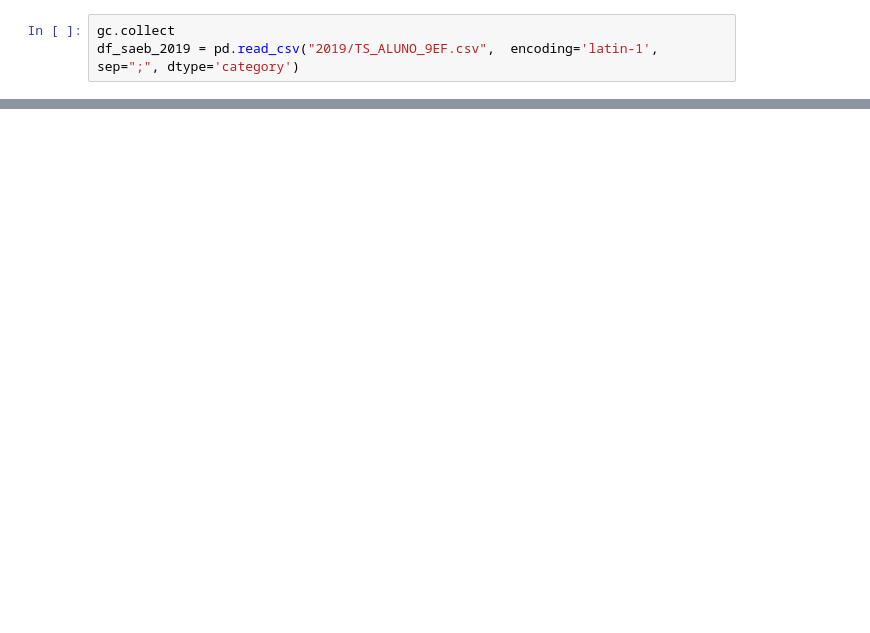
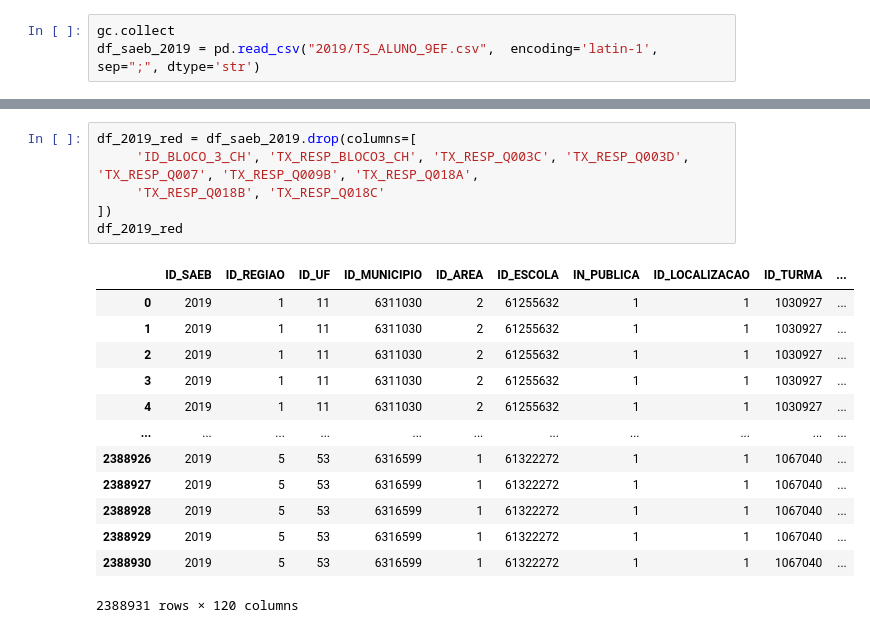
Before and after one commit to emilly788/TCC, a Jupyter notebook: 2. Pré-processamento.ipynb, the cells around one changed output, grey strips where cells are left out. Drawn from its saved outputs; the diff is of its cells as text; blank space fills up the shorter version.

```diff
--- a/2. Pré-processamento.ipynb
+++ b/2. Pré-processamento.ipynb
@@ -14,5 +13,5 @@ Requirement already satisfied: et-xmlfile in c:\users\admin\appdata\local\progra
 # %%
 gc.collect
-df_saeb_2019 = pd.read_csv("2019/TS_ALUNO_9EF.csv",  encoding='latin-1', sep=";", dtype='category')
+df_saeb_2019 = pd.read_csv("2019/TS_ALUNO_9EF.csv",  encoding='latin-1', sep=";", dtype='str')
 # %%
 gc.collect()
@@ -147,0 +31,20 @@ saeb_mt_2019.to_parquet(out_path, index=False, engine="fastparquet", compression
+# %%
+df_2019_red = df_saeb_2019.drop(columns=[
+     'ID_BLOCO_3_CH', 'TX_RESP_BLOCO3_CH', 'TX_RESP_Q003C', 'TX_RESP_Q003D', 'TX_RESP_Q007', 'TX_RESP_Q009B', 'TX_RESP_Q018A',
+     'TX_RESP_Q018B', 'TX_RESP_Q018C'
+])
+df_2019_red
+# %% [output]
+|  | ID_SAEB | ID_REGIAO | ID_UF | ID_MUNICIPIO | ID_AREA | ID_ESCOLA | IN_PUBLICA | ID_LOCALIZACAO | ID_TURMA | ... |
+| 0 | 2019 | 1 | 11 | 6311030 | 2 | 61255632 | 1 | 1 | 1030927 | ... |
+| 1 | 2019 | 1 | 11 | 6311030 | 2 | 61255632 | 1 | 1 | 1030927 | ... |
+| 2 | 2019 | 1 | 11 | 6311030 | 2 | 61255632 | 1 | 1 | 1030927 | ... |
+| 3 | 2019 | 1 | 11 | 6311030 | 2 | 61255632 | 1 | 1 | 1030927 | ... |
+| 4 | 2019 | 1 | 11 | 6311030 | 2 | 61255632 | 1 | 1 | 1030927 | ... |
+| ... | ... | ... | ... | ... | ... | ... | ... | ... | ... | ... |
+| 2388926 | 2019 | 5 | 53 | 6316599 | 1 | 61322272 | 1 | 1 | 1067040 | ... |
+| 2388927 | 2019 | 5 | 53 | 6316599 | 1 | 61322272 | 1 | 1 | 1067040 | ... |
+| 2388928 | 2019 | 5 | 53 | 6316599 | 1 | 61322272 | 1 | 1 | 1067040 | ... |
+| 2388929 | 2019 | 5 | 53 | 6316599 | 1 | 61322272 | 1 | 1 | 1067040 | ... |
+| 2388930 | 2019 | 5 | 53 | 6316599 | 1 | 61322272 | 1 | 1 | 1067040 | ... |
+2388931 rows × 120 columns
```
Also changed, not shown: parts of 24 cells of this notebook.
